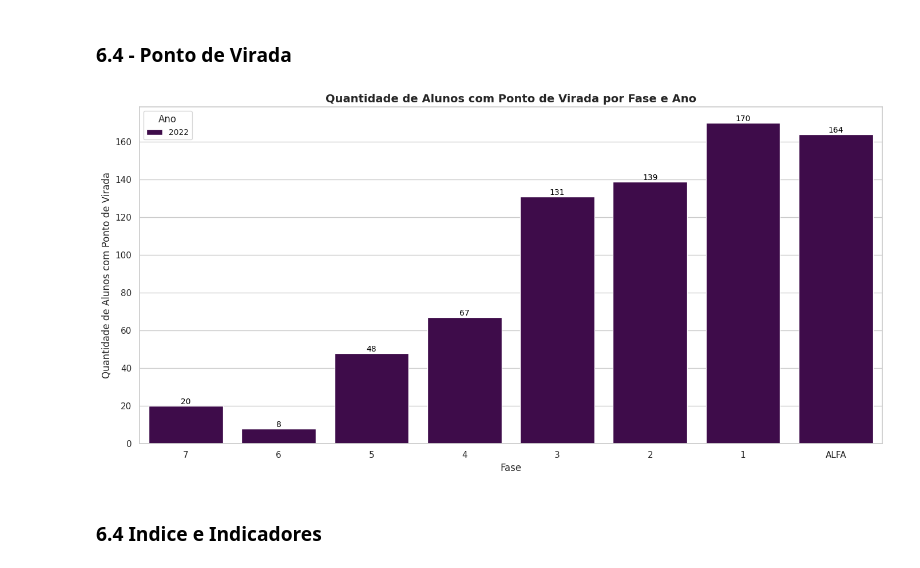
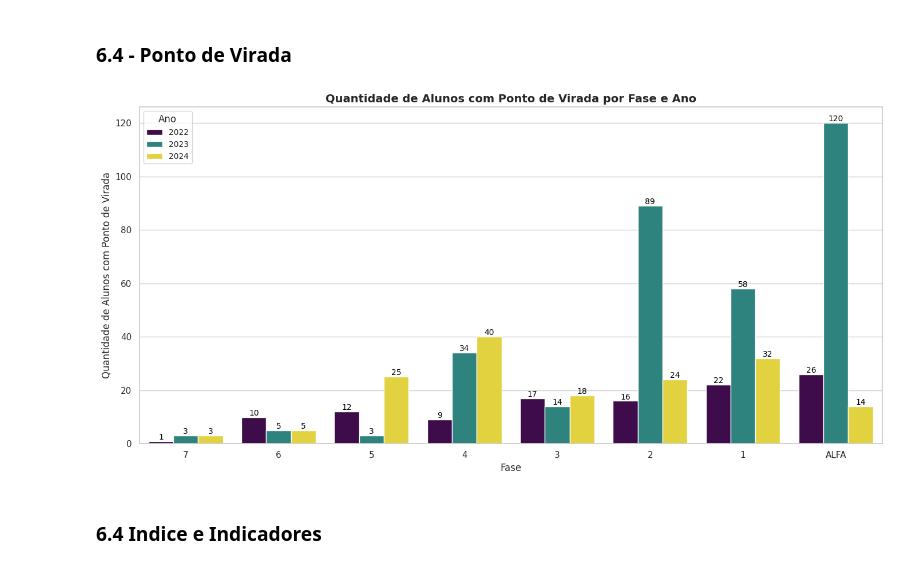
Before and after one commit to r-zambotti/Data_Analytics_Datathon_Grupo-60, a Jupyter notebook: Data_Analytics_Datathon_Grupo_60.ipynb, the cells around one changed output. Drawn from its saved outputs; the diff is of its cells as text; code cells hidden in the pictures.

```diff
--- a/Data_Analytics_Datathon_Grupo_60.ipynb
+++ b/Data_Analytics_Datathon_Grupo_60.ipynb
@@ -482,7 +482,7 @@ df_alunos.loc[df_alunos["ra"].isin(ra_list) & df_alunos["inde"].isna(), "inde"]
 )
 # %%
 # Lista das colunas a serem preenchidas com 0
-cols_to_fill = ["inde", "ian", "ida", "ieg", "iaa", "ips", "ipv","ipp"]
+cols_to_fill = ["inde", "ian", "ida", "ieg", "iaa", "ips", "ipp", "ipv"]
 
 # Substituir "X" por 0 na coluna "inde", se existir
 if "inde" in df_alunos.columns:
@@ -500,0 +529,16 @@ df_alunos[['inde', 'ian', 'ida', 'ieg', 'iaa', 'ips', 'ipp','ipv']] = df_alunos[
+# %%
+# Atualizar o campo atingiu_pv com base no valor IPV
+def atualizar_atingiu_pv_nova(ipv, fase):
+    if ipv == 0 :
+        return "universitário"
+    elif ipv == 0:
+        return "concluído"
+    elif ipv < 8.35:
+        return "não"
+    else:
+        return "sim"
+
+df_alunos['atingiu_pv'] = df_alunos.apply(lambda row: atualizar_atingiu_pv_nova(row['ipv'], row['fase']), axis=1)
+
+# Visualizar o resultado atualizado
+print(df_alunos[['atingiu_pv']].value_counts(dropna=False))
@@ -808,35 +858,35 @@ plt.figure(figsize=(14, 7))
 
 # Criando o gráfico
 ax = sns.countplot(
     x='fase',
     hue='ano_letivo',
-    data=df_alunos[df_alunos['atingiu_pv'] == "Não"],
+    data=df_alunos[df_alunos['atingiu_pv'] == "sim"],
     palette='viridis'
 )
 
 # Adicionando valores acima das barras
 for p in ax.patches:
     if p.get_height() > 0:  # Evita exibir valores para barras com altura zero
         ax.annotate(
             f'{int(p.get_height())}',
             (p.get_x() + p.get_width() / 2., p.get_height()),
             ha='center', va='center', fontsize=10, color='black', xytext=(0, 5),
             textcoords='offset points'
         )
 
 # Ajustes nos rótulos e título
 plt.xlabel('Fase', fontsize=12)
 plt.ylabel('Quantidade de Alunos com Ponto de Virada', fontsize=12)
 plt.title('Quantidade de Alunos com Ponto de Virada por Fase e Ano', fontsize=14, fontweight='bold')
 
 # Ajustar a legenda
 plt.legend(title='Ano', fontsize=10, title_fontsize=12)
 
 # Exibir o gráfico
 plt.tight_layout()
 plt.show()
 # %% [output]
-[figure, old version]
+[figure, new version]
 # %% [markdown]
 ### 6.4 Indice e Indicadores
 # %% [markdown]
```
Also changed, not shown: parts of 6 cells of this notebook.
